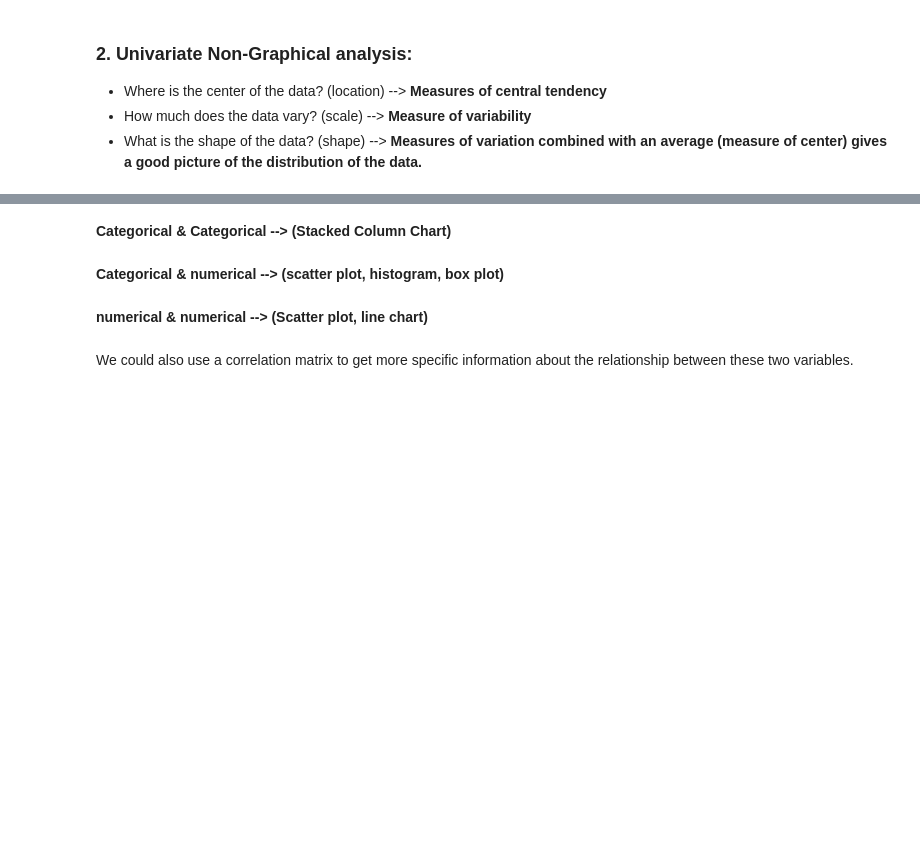
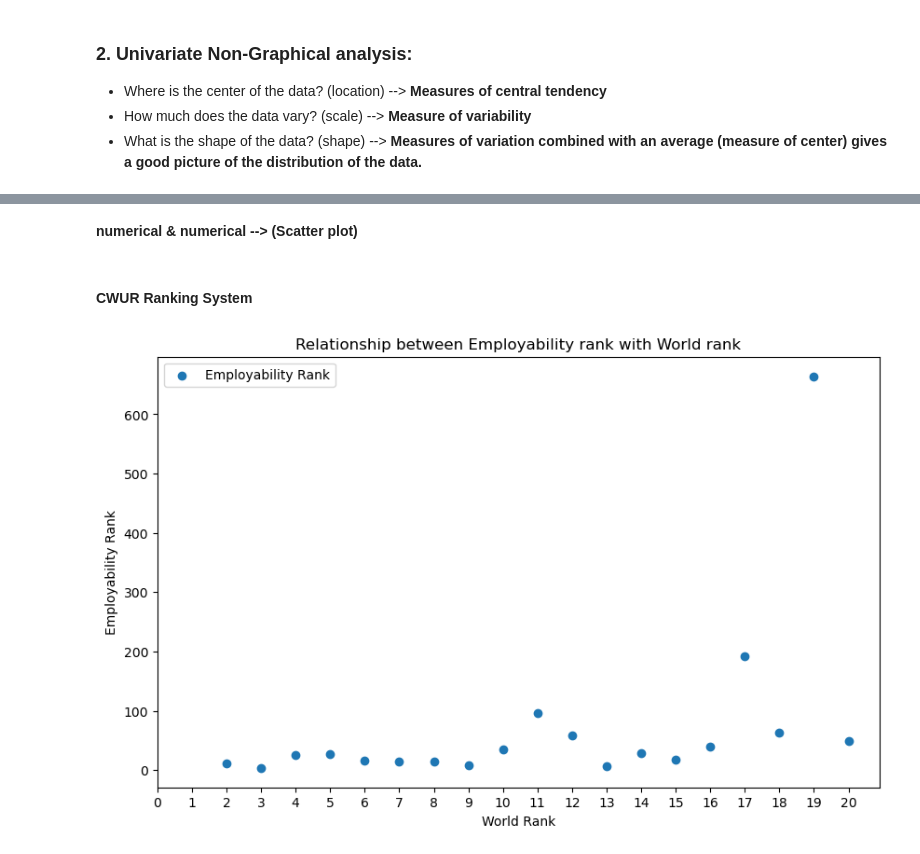
Before and after one commit to Tuwaiq-DS-ML-bootcamp-V-8/Usecase-3-Project-2, a Jupyter notebook: EDA explain template.ipynb, the cells around one changed output, grey strips where cells are left out. Cells and saved outputs as stored; diff of their text form; code cells hidden in the pictures; blank space fills up the shorter version.

```diff
--- a/EDA explain template.ipynb
+++ b/EDA explain template.ipynb
@@ -368,0 +532,3 @@ To avoid:
+# %%
+# replace missing values with 0s
+word_rank_univ_df[["Educational Rank", "Employability Rank", "Faculty Rank", "Research Rank"]] = word_rank_univ_df[["Educational Rank", "Employability Rank", "Faculty Rank", "Research Rank"]].replace("-", 0)
@@ -374,0 +556,6 @@ To avoid:
+# %%
+# convert columns to integers
+word_rank_univ_df[["Educational Rank", "Employability Rank", "Faculty Rank", "Research Rank"]] = word_rank_univ_df[["Educational Rank", "Employability Rank", "Faculty Rank", "Research Rank"]].astype(int)
+# %%
+# convert world rank to numbers and split percentage to new column called ranke_percentage
+word_rank_univ_df['Ranke percentage%']=word_rank_univ_df['World Rank'].map(lambda x:float(x.split("p")[1].split("%")[0]))
@@ -374,0 +576,2 @@ To avoid:
+# %%
+word_rank_univ_df['World Rank'] = word_rank_univ_df['World Rank'].map(lambda x : int(x.split("T")[0]))
@@ -441,8 +724,20 @@ Multivariate Analysis:
-# %% [markdown]
-**Categorical & Categorical --> (Stacked Column Chart)**
-# %% [markdown]
-**Categorical & numerical --> (scatter plot, histogram, box plot)**
 # %% [markdown]
-**numerical & numerical --> (Scatter plot, line chart)**
+**numerical & numerical --> (Scatter plot)**
-# %% [markdown]
-We could also use a correlation matrix to get more specific information about the relationship between these two variables.
+# %% [markdown]
+#### CWUR Ranking System
+# %%
+plt.figure(figsize=(10,6))
+plt.scatter(word_rank_univ_df['World Rank'].iloc[1:20], word_rank_univ_df['Employability Rank'].iloc[1:20], marker='o', label='Employability Rank')
+#adding title and labels
+plt.title('The relationship between Employability rank with World rank')
+plt.xlabel('World Rank')
+plt.xticks(range(0,21))
+plt.ylabel('Employability Rank')
+
+#add legend
+plt.legend()
+
+#ahow plot
+plt.show()
+# %% [output]
+[figure, added]
```
Also changed, not shown: parts of 92 cells of this notebook.
